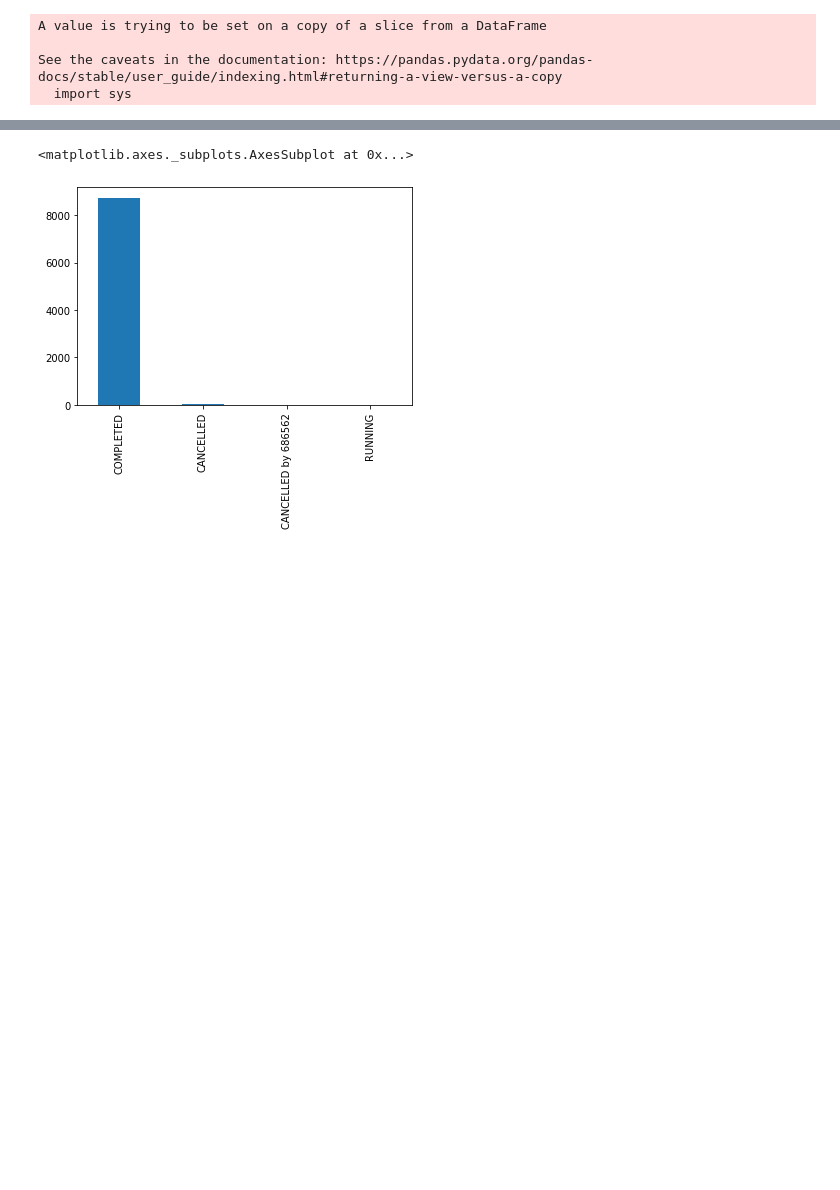
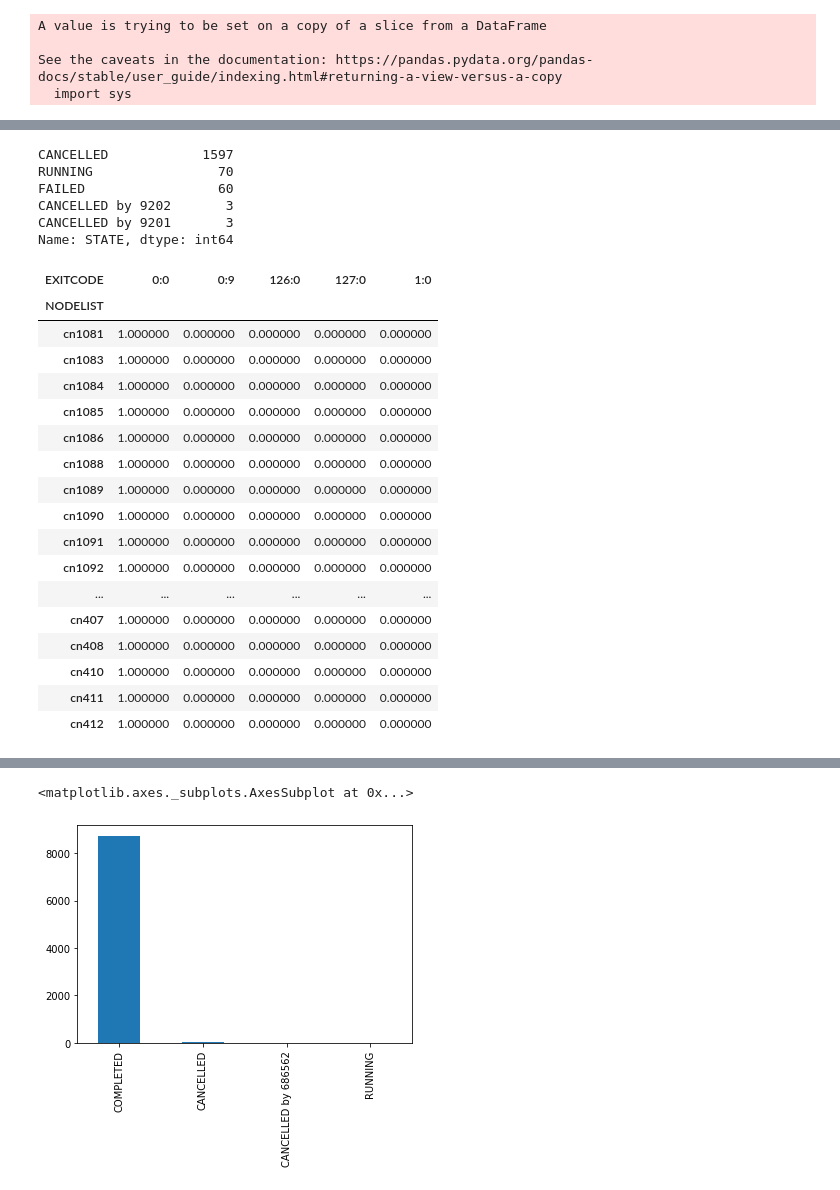
Before and after one commit to nss-data-science-cohort-4/dq2-accre-mst, a Jupyter notebook: notebooks/CMS Question.ipynb, the cells around one changed output, grey strips where cells are left out. Cells and saved outputs as stored; diff of their text form; code cells hidden in the pictures; blank space fills up the shorter version.

```diff
--- a/notebooks/CMS Question.ipynb
+++ b/notebooks/CMS Question.ipynb
@@ -63,8 +113,3 @@ A value is trying to be set on a copy of a slice from a DataFrame
 
 See the caveats in the documentation: https://pandas.pydata.org/pandas-docs/stable/user_guide/indexing.html#returning-a-view-versus-a-copy
   import sys
-# %%
-cms_df = cms_df[cms_df['under_hour'] == True]
-
-pd.set_option('display.max_rows', 500)
-cms_df
@@ -95,0 +143,35 @@ Name: STATE, dtype: int64
+# %%
+#getting only failed jobs
+#using state != to complete instead of exit code beacuse its built in their code to crash and error might not be reflected in exit code
+cms_failed = cms_df[cms_df['STATE'] != 'COMPLETED']
+cms_completed = cms_df[cms_df['STATE'] == 'COMPLETED']
+#cms_df = cms_df[cms_df['EXITCODE'] != '0:0']
+cms_failed['STATE'].value_counts()
+# %% [output]
+CANCELLED            1597
+RUNNING                70
+FAILED                 60
+CANCELLED by 9202       3
+CANCELLED by 9201       3
+Name: STATE, dtype: int64
+# %%
+pd.crosstab(cms_failed['NODELIST'],cms_failed['EXITCODE']).apply(lambda x: (x/x.sum()), axis=1)
+# %% [output]
+| EXITCODE | 0:0 | 0:9 | 126:0 | 127:0 | 1:0 |
+| NODELIST |  |  |  |  |  |
+| cn1081 | 1.000000 | 0.000000 | 0.000000 | 0.000000 | 0.000000 |
+| cn1083 | 1.000000 | 0.000000 | 0.000000 | 0.000000 | 0.000000 |
+| cn1084 | 1.000000 | 0.000000 | 0.000000 | 0.000000 | 0.000000 |
+| cn1085 | 1.000000 | 0.000000 | 0.000000 | 0.000000 | 0.000000 |
+| cn1086 | 1.000000 | 0.000000 | 0.000000 | 0.000000 | 0.000000 |
+| cn1088 | 1.000000 | 0.000000 | 0.000000 | 0.000000 | 0.000000 |
+| cn1089 | 1.000000 | 0.000000 | 0.000000 | 0.000000 | 0.000000 |
+| cn1090 | 1.000000 | 0.000000 | 0.000000 | 0.000000 | 0.000000 |
+| cn1091 | 1.000000 | 0.000000 | 0.000000 | 0.000000 | 0.000000 |
+| cn1092 | 1.000000 | 0.000000 | 0.000000 | 0.000000 | 0.000000 |
+| ... | ... | ... | ... | ... | ... |
+| cn407 | 1.000000 | 0.000000 | 0.000000 | 0.000000 | 0.000000 |
+| cn408 | 1.000000 | 0.000000 | 0.000000 | 0.000000 | 0.000000 |
+| cn410 | 1.000000 | 0.000000 | 0.000000 | 0.000000 | 0.000000 |
+| cn411 | 1.000000 | 0.000000 | 0.000000 | 0.000000 | 0.000000 |
+| cn412 | 1.000000 | 0.000000 | 0.000000 | 0.000000 | 0.000000 |
```
Also changed, not shown: parts of 31 cells of this notebook.
